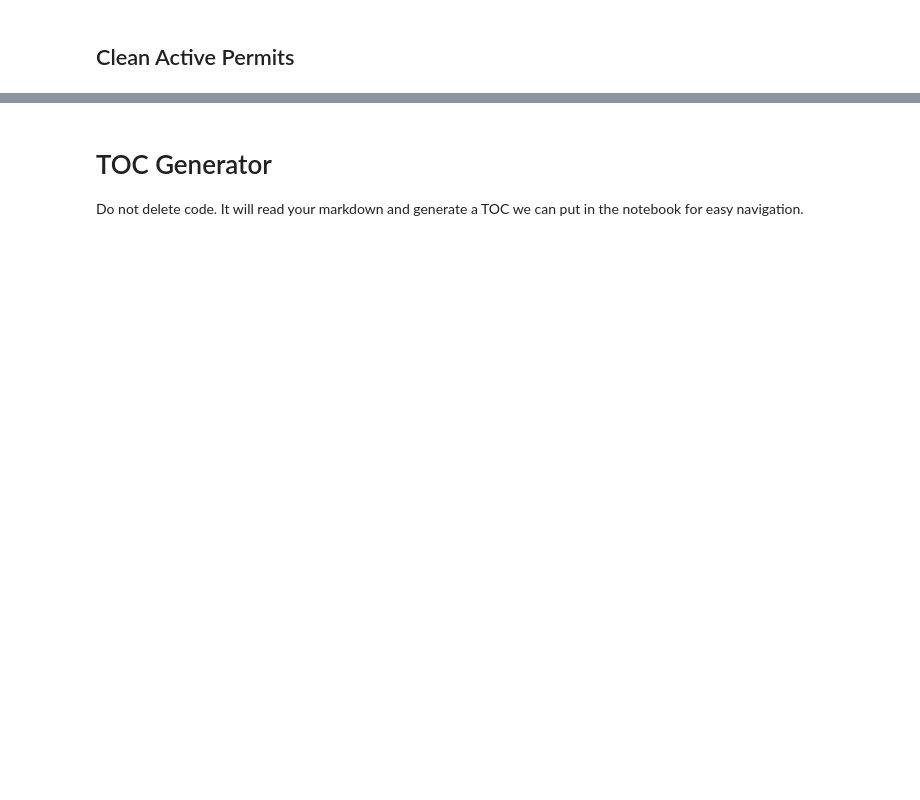
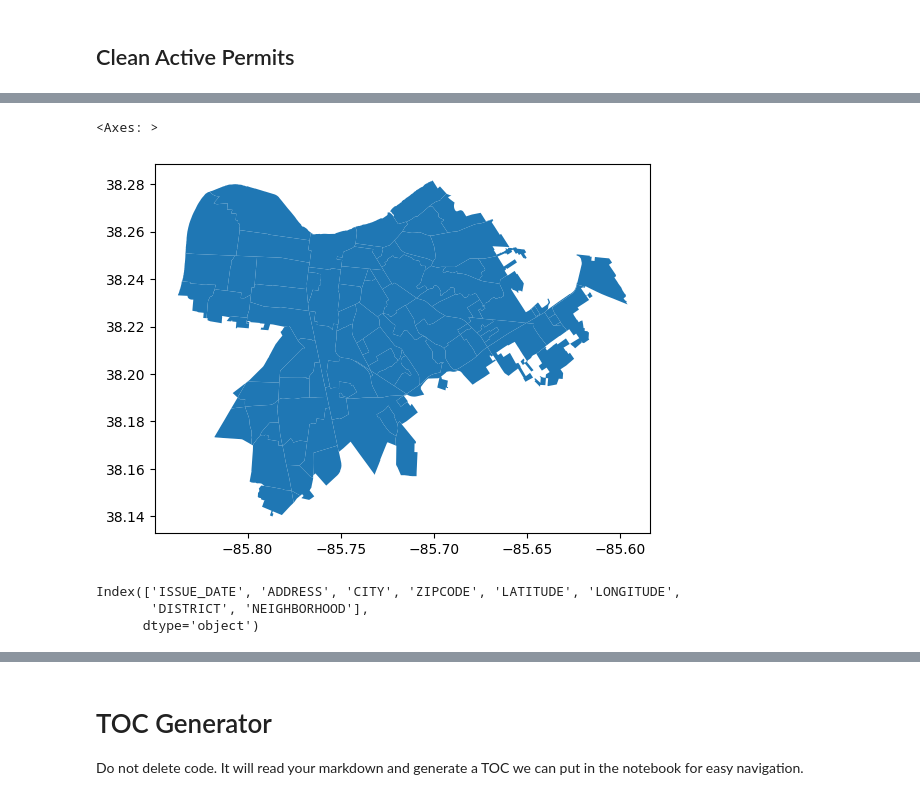
Before and after one commit to Code-You-Contributors/HUD_data_master, a Jupyter notebook: Curtis/curtis.ipynb, the cells around one changed output, grey strips where cells are left out. Drawn from its saved outputs; the diff is of its cells as text; code cells hidden in the pictures; blank space fills up the shorter version.

Commit message:
starting cleaning active permits and used geopandas to fill in neighborhood values

```diff
--- a/Curtis/curtis.ipynb
+++ b/Curtis/curtis.ipynb
@@ -494,0 +259,5 @@ df_permits.head()
+# %%
+# Using geopandas to fill in the missing neighborhood data
+neighborhoods = gpd.read_file("../Curtis/data/raw/louisville_neighborhoods.shp")
+
+neighborhoods.head()
@@ -494,0 +272,3 @@ df_permits.head()
+# %%
+# Convert to latitude and logitude
+neighborhoods = neighborhoods.to_crs("EPSG:4326")
@@ -494,0 +278,12 @@ df_permits.head()
+# %%
+# Check to see if the map works
+neighborhoods.plot()
+# %% [output]
+<Axes: >
+[figure, added]
+# %%
+df_permits.columns
+# %% [output]
+Index(['ISSUE_DATE', 'ADDRESS', 'CITY', 'ZIPCODE', 'LATITUDE', 'LONGITUDE',
+       'DISTRICT', 'NEIGHBORHOOD'],
+      dtype='object')
```
Also changed, not shown: parts of 42 cells of this notebook, 4 other files.
